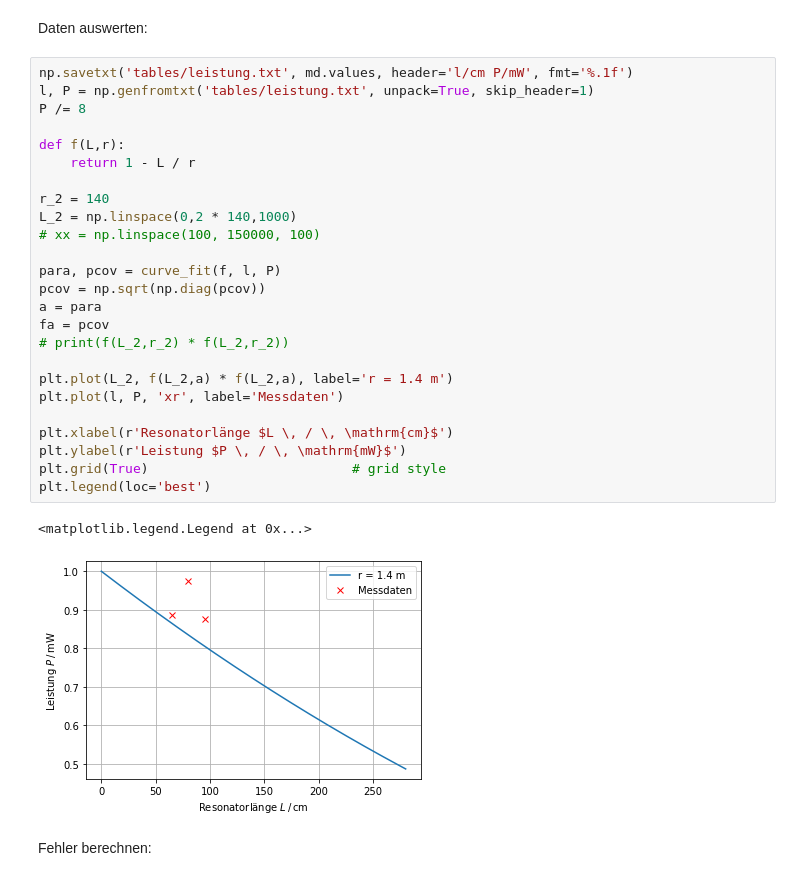
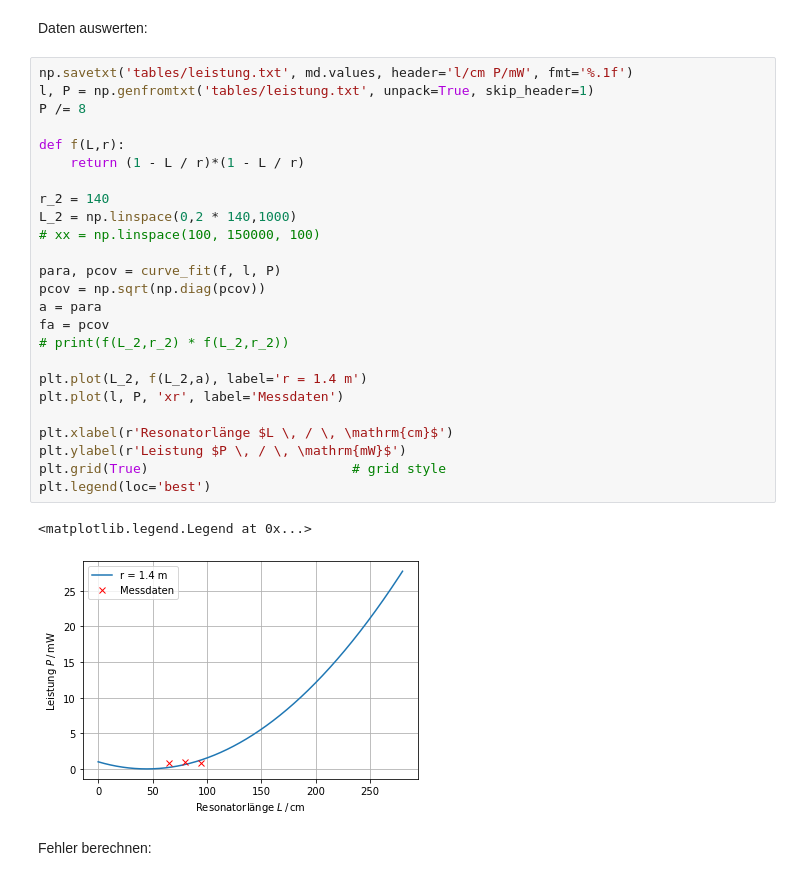
Before and after one commit to waerther/fortgeschrittenenpraktikum, a Jupyter notebook: v61/auswertung.ipynb, the cells around one changed output. Cells and saved outputs as stored; diff of their text form.

```diff
--- a/v61/auswertung.ipynb
+++ b/v61/auswertung.ipynb
@@ -31,31 +31,31 @@ Daten auswerten:
 # %%
 np.savetxt('tables/leistung.txt', md.values, header='l/cm P/mW', fmt='%.1f')
 l, P = np.genfromtxt('tables/leistung.txt', unpack=True, skip_header=1)
 P /= 8
 
 def f(L,r):
-    return 1 - L / r
+    return (1 - L / r)*(1 - L / r)
 
 r_2 = 140
 L_2 = np.linspace(0,2 * 140,1000)
 # xx = np.linspace(100, 150000, 100)
 
 para, pcov = curve_fit(f, l, P)
 pcov = np.sqrt(np.diag(pcov))
 a = para
 fa = pcov
 # print(f(L_2,r_2) * f(L_2,r_2))
 
-plt.plot(L_2, f(L_2,a) * f(L_2,a), label='r = 1.4 m')
+plt.plot(L_2, f(L_2,a), label='r = 1.4 m')
 plt.plot(l, P, 'xr', label='Messdaten')
 
 plt.xlabel(r'Resonatorlänge $L \, / \, \mathrm{cm}$')
 plt.ylabel(r'Leistung $P \, / \, \mathrm{mW}$')
 plt.grid(True)                          # grid style
 plt.legend(loc='best')
 # %% [output]
 <matplotlib.legend.Legend at 0x...>
-[figure, old version]
+[figure, new version]
 # %% [markdown]
 Fehler berechnen:
 # %%
```
Also changed, not shown: parts of 6 cells of this notebook, 5 other files.
